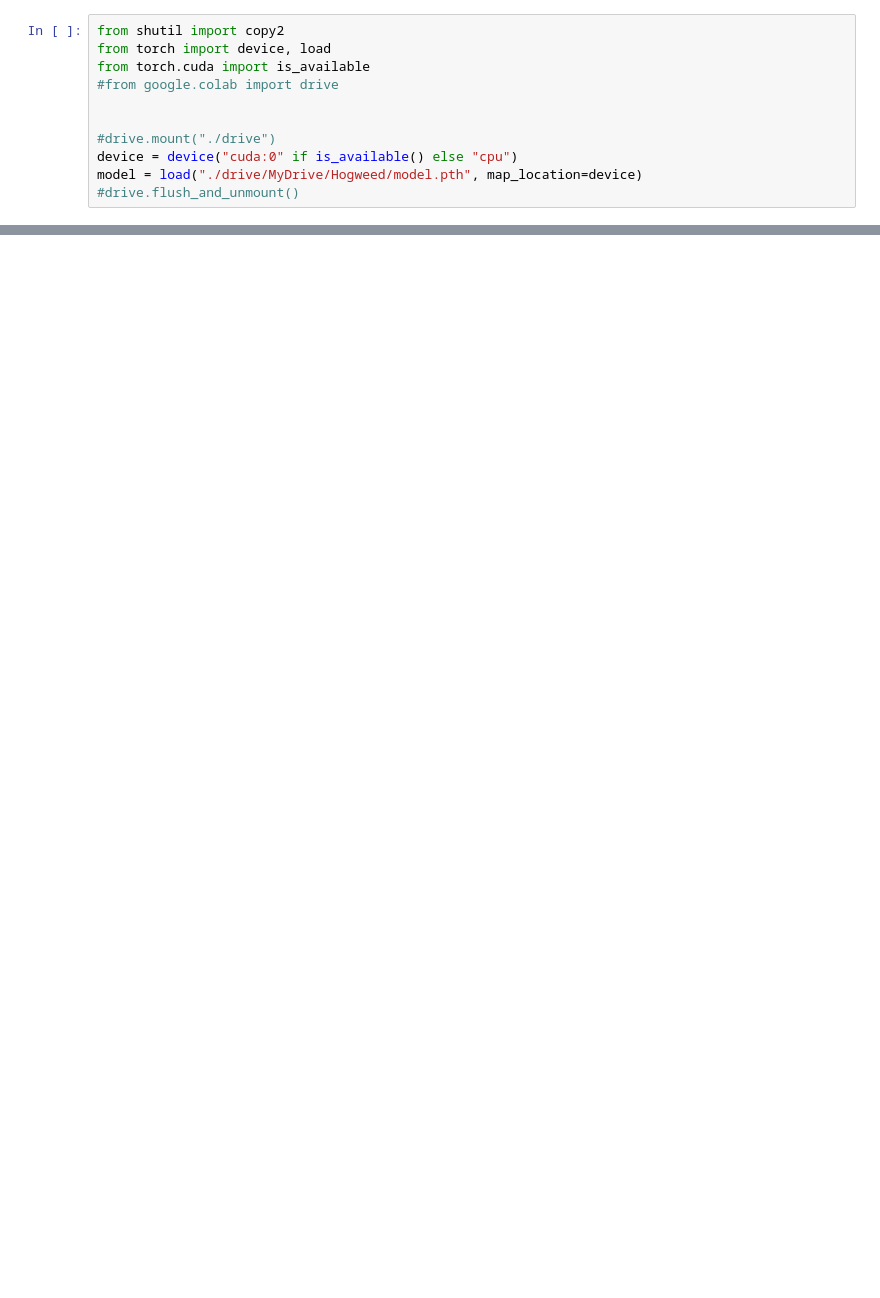
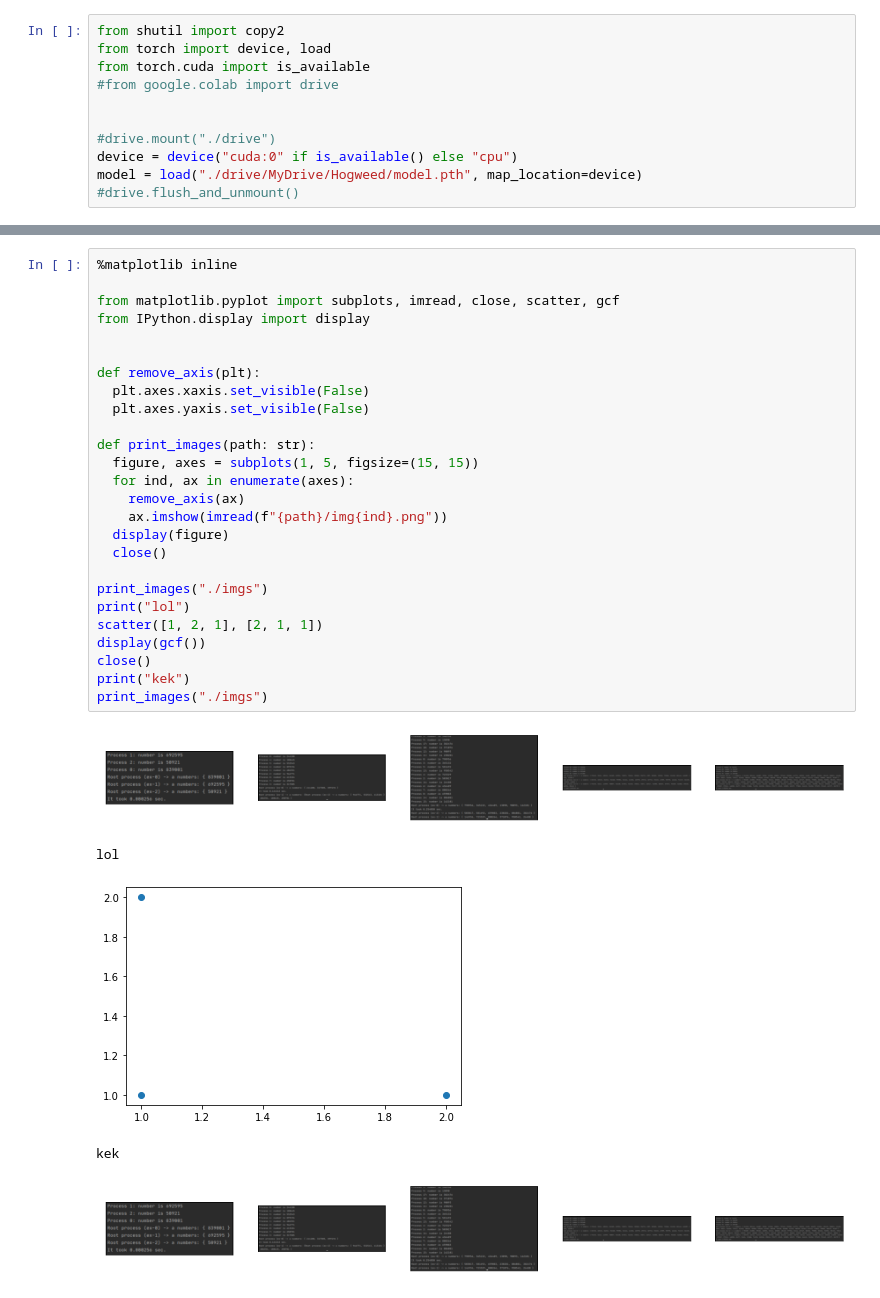
Before and after one commit to pseusys/HogWeedGo, a Jupyter notebook: ml-helper/initiator.ipynb, the cells around one changed output, grey strips where cells are left out. Saved outputs shown, nothing was run; the diff lists cells and outputs as text; blank space fills up the shorter version.

```diff
--- a/ml-helper/initiator.ipynb
+++ b/ml-helper/initiator.ipynb
@@ -424,0 +382,32 @@ for img in lst:
+# %%
+%matplotlib inline
+
+from matplotlib.pyplot import subplots, imread, close, scatter, gcf
+from IPython.display import display
+
+
+def remove_axis(plt):
+  plt.axes.xaxis.set_visible(False)
+  plt.axes.yaxis.set_visible(False)
+
+def print_images(path: str):
+  figure, axes = subplots(1, 5, figsize=(15, 15))
+  for ind, ax in enumerate(axes):
+    remove_axis(ax)
+    ax.imshow(imread(f"{path}/img{ind}.png"))
+  display(figure)
+  close()
+
+print_images("./imgs")
+print("lol")
+scatter([1, 2, 1], [2, 1, 1])
+display(gcf())
+close()
+print("kek")
+print_images("./imgs")
+# %% [output]
+[figure, added]
+lol
+[figure, added]
+kek
+[figure, added]
```
Also changed, not shown: parts of 8 cells of this notebook, 3 other files.
